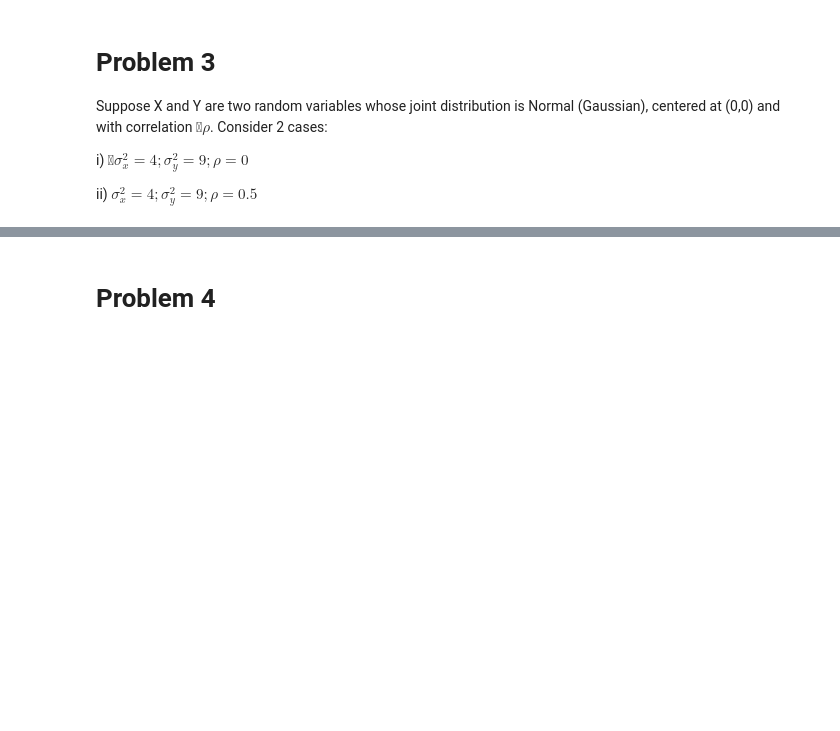
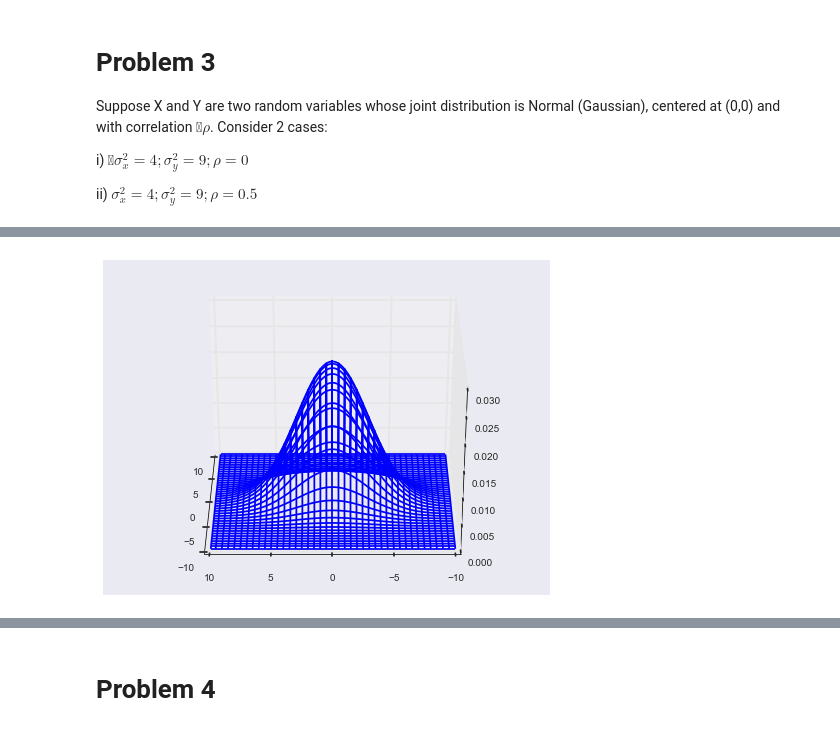
Before and after one commit to wenyangfu/EE361M_Homework, a Jupyter notebook: Homework 1.ipynb, the cells around one changed output, grey strips where cells are left out. Saved outputs shown, nothing was run; the diff lists cells and outputs as text; code cells hidden in the pictures; blank space fills up the shorter version.

```diff
--- a/Homework 1.ipynb
+++ b/Homework 1.ipynb
@@ -111,0 +105,8 @@ for angle in range(0, 360):
+# %%
+fig = plt.figure()
+ax = fig.add_subplot(111, projection='3d')
+ax.plot_wireframe(x, y, rv.pdf(pos), rstride=5, cstride=5)
+ax.view_init(30, 180)
+plt.draw()
+# %% [output]
+[figure, added]
```
Also changed, not shown: parts of 12 cells of this notebook.
